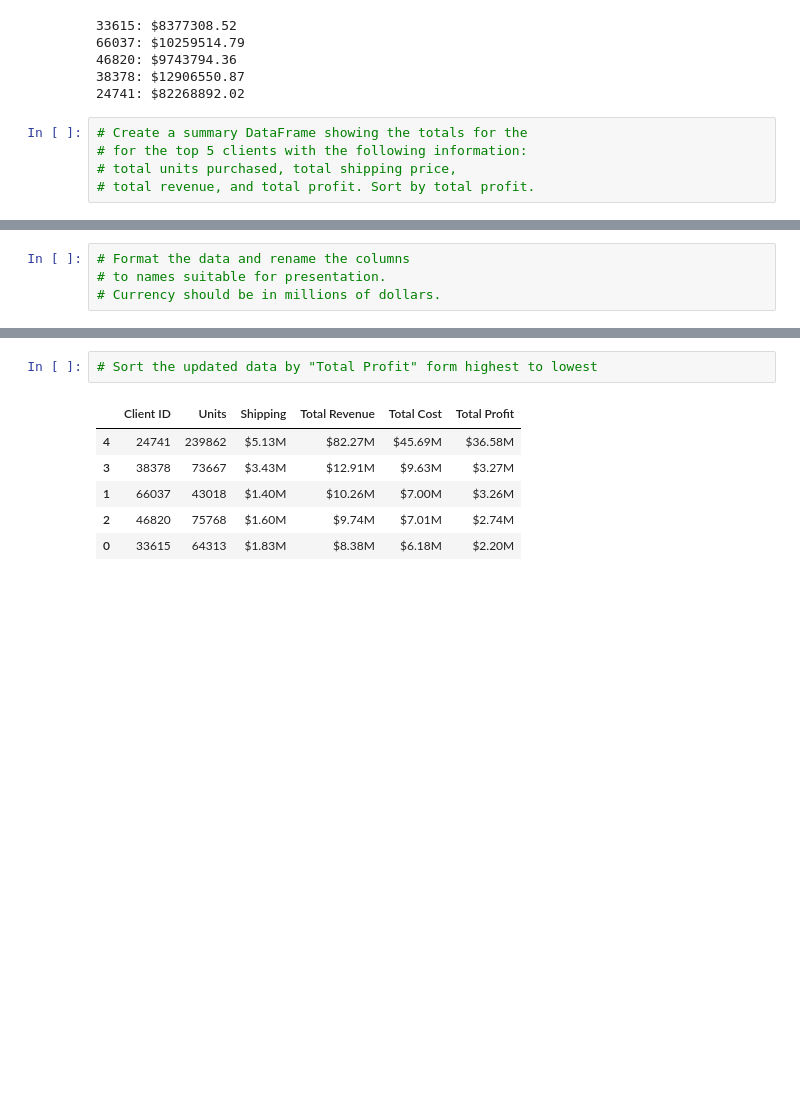
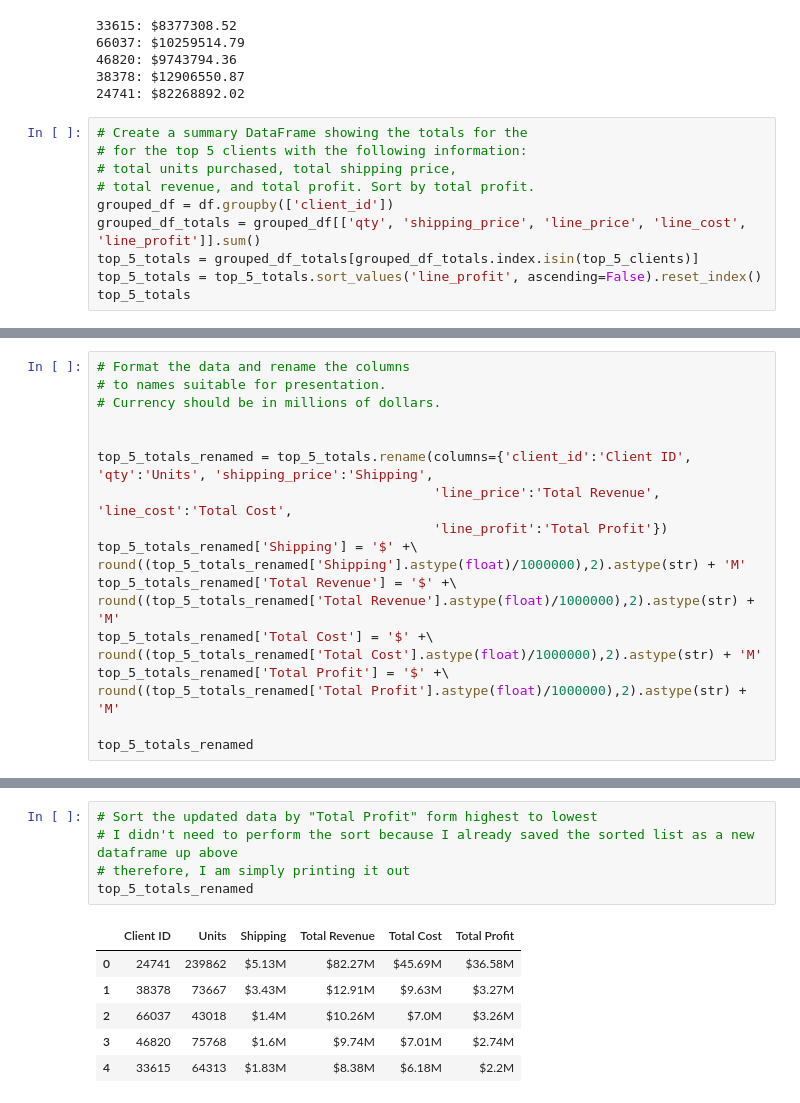
Before and after one commit to cschneggenburger/pandas-challenge-1, a Jupyter notebook: module_4_challenge.ipynb, the cells around one changed output, grey strips where cells are left out. Cells and saved outputs as stored; diff of their text form; blank space fills up the shorter version.

```diff
--- a/module_4_challenge.ipynb
+++ b/module_4_challenge.ipynb
@@ -228,3 +227,8 @@ print(f"24741: ${(client_24741_total['line_price'].sum().round(2))}")
 # for the top 5 clients with the following information:
 # total units purchased, total shipping price,
 # total revenue, and total profit. Sort by total profit.
+grouped_df = df.groupby(['client_id'])
+grouped_df_totals = grouped_df[['qty', 'shipping_price', 'line_price', 'line_cost', 'line_profit']].sum()
+top_5_totals = grouped_df_totals[grouped_df_totals.index.isin(top_5_clients)]
+top_5_totals = top_5_totals.sort_values('line_profit', ascending=False).reset_index()
+top_5_totals
@@ -232,3 +243,18 @@ print(f"24741: ${(client_24741_total['line_price'].sum().round(2))}")
 # Format the data and rename the columns
 # to names suitable for presentation.
 # Currency should be in millions of dollars.
+
+
+top_5_totals_renamed = top_5_totals.rename(columns={'client_id':'Client ID', 'qty':'Units', 'shipping_price':'Shipping',
+                                           'line_price':'Total Revenue', 'line_cost':'Total Cost',
+                                           'line_profit':'Total Profit'})
+top_5_totals_renamed['Shipping'] = '$' +\
+round((top_5_totals_renamed['Shipping'].astype(float)/1000000),2).astype(str) + 'M'
+top_5_totals_renamed['Total Revenue'] = '$' +\
+round((top_5_totals_renamed['Total Revenue'].astype(float)/1000000),2).astype(str) + 'M'
+top_5_totals_renamed['Total Cost'] = '$' +\
+round((top_5_totals_renamed['Total Cost'].astype(float)/1000000),2).astype(str) + 'M'
+top_5_totals_renamed['Total Profit'] = '$' +\
+round((top_5_totals_renamed['Total Profit'].astype(float)/1000000),2).astype(str) + 'M'
+
+top_5_totals_renamed
@@ -235,9 +268,12 @@ print(f"24741: ${(client_24741_total['line_price'].sum().round(2))}")
 # %%
 # Sort the updated data by "Total Profit" form highest to lowest
+# I didn't need to perform the sort because I already saved the sorted list as a new dataframe up above
+# therefore, I am simply printing it out
+top_5_totals_renamed
 # %% [output]
 |  | Client ID | Units | Shipping | Total Revenue | Total Cost | Total Profit |
-| 4 | 24741 | 239862 | $5.13M | $82.27M | $45.69M | $36.58M |
-| 3 | 38378 | 73667 | $3.43M | $12.91M | $9.63M | $3.27M |
-| 1 | 66037 | 43018 | $1.40M | $10.26M | $7.00M | $3.26M |
-| 2 | 46820 | 75768 | $1.60M | $9.74M | $7.01M | $2.74M |
-| 0 | 33615 | 64313 | $1.83M | $8.38M | $6.18M | $2.20M |
+| 0 | 24741 | 239862 | $5.13M | $82.27M | $45.69M | $36.58M |
+| 1 | 38378 | 73667 | $3.43M | $12.91M | $9.63M | $3.27M |
+| 2 | 66037 | 43018 | $1.4M | $10.26M | $7.0M | $3.26M |
+| 3 | 46820 | 75768 | $1.6M | $9.74M | $7.01M | $2.74M |
+| 4 | 33615 | 64313 | $1.83M | $8.38M | $6.18M | $2.2M |
```
Also changed, not shown: parts of 4 cells of this notebook, 1 other file.
